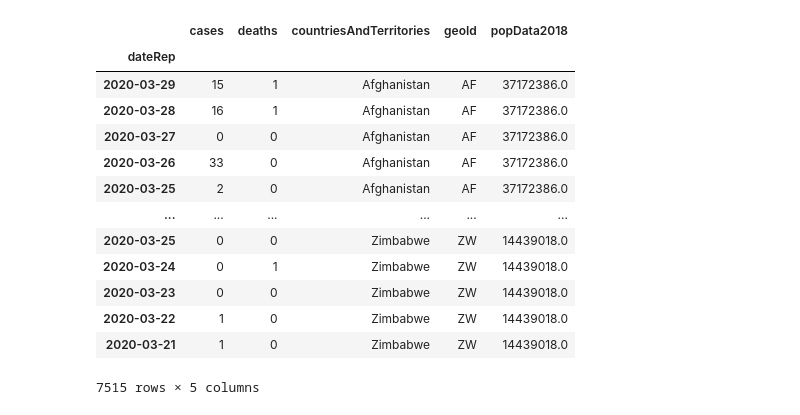
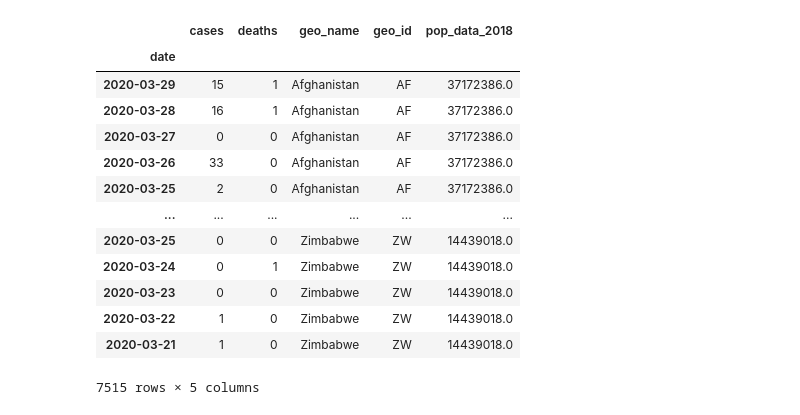
Before and after one commit to k0nserv/covid19, a Jupyter notebook: Per Country Analysis.ipynb, the cells around one changed output. Cells and saved outputs as stored; diff of their text form; code cells hidden in the pictures.

```diff
--- a/Per Country Analysis.ipynb
+++ b/Per Country Analysis.ipynb
@@ -14,13 +14,23 @@ sns.set_palette("colorblind")
 LATEST_CASES_PATH_CSV = 'data/cases-per-day.csv'
 LATEST_CASES_PATH_XLSX = 'data/cases-per-day.xlsx'
 # %%
-df = pd.read_excel(LATEST_CASES_PATH_XLSX, parse_dates=[0], encoding='iso-8859-1', index_col=0)
+df = pd.read_excel(LATEST_CASES_PATH_XLSX, parse_dates=[0], encoding='iso-8859-1', index_col=0).rename(
+    columns={
+        'dateRep': 'date',
+        'countriesAndTerritories': 'geo_name',
+        'geoId': 'geo_id',
+        'popData2018': 'pop_data_2018'
+    },
+    index={'dateRep': 'date'}
+)
+df.index.names = ['date']
 df = df.drop(columns=['day', 'month', 'year', 'countryterritoryCode'])
+df['geo_name'] = df['geo_name'].apply(lambda s: s.replace('_', ' '))
 
 df
 # %% [output]
-|  | cases | deaths | countriesAndTerritories | geoId | popData2018 |
-| dateRep |  |  |  |  |  |
+|  | cases | deaths | geo_name | geo_id | pop_data_2018 |
+| date |  |  |  |  |  |
 | 2020-03-29 | 15 | 1 | Afghanistan | AF | 37172386.0 |
 | 2020-03-28 | 16 | 1 | Afghanistan | AF | 37172386.0 |
 | 2020-03-27 | 0 | 0 | Afghanistan | AF | 37172386.0 |
```
Also changed, not shown: parts of 14 cells of this notebook.
